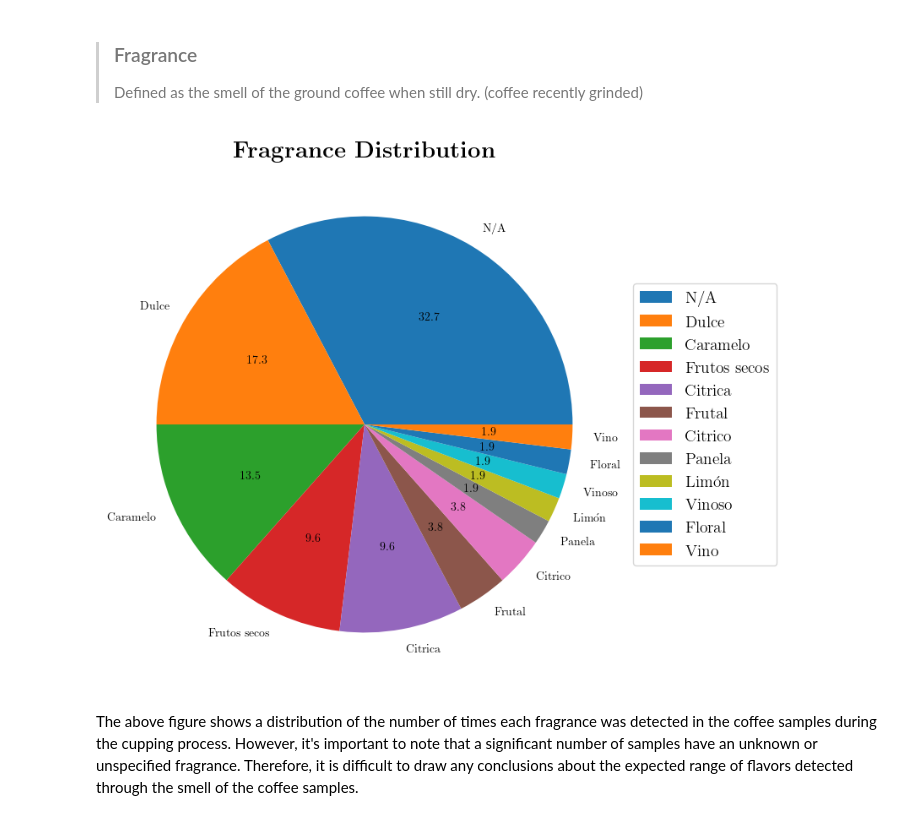
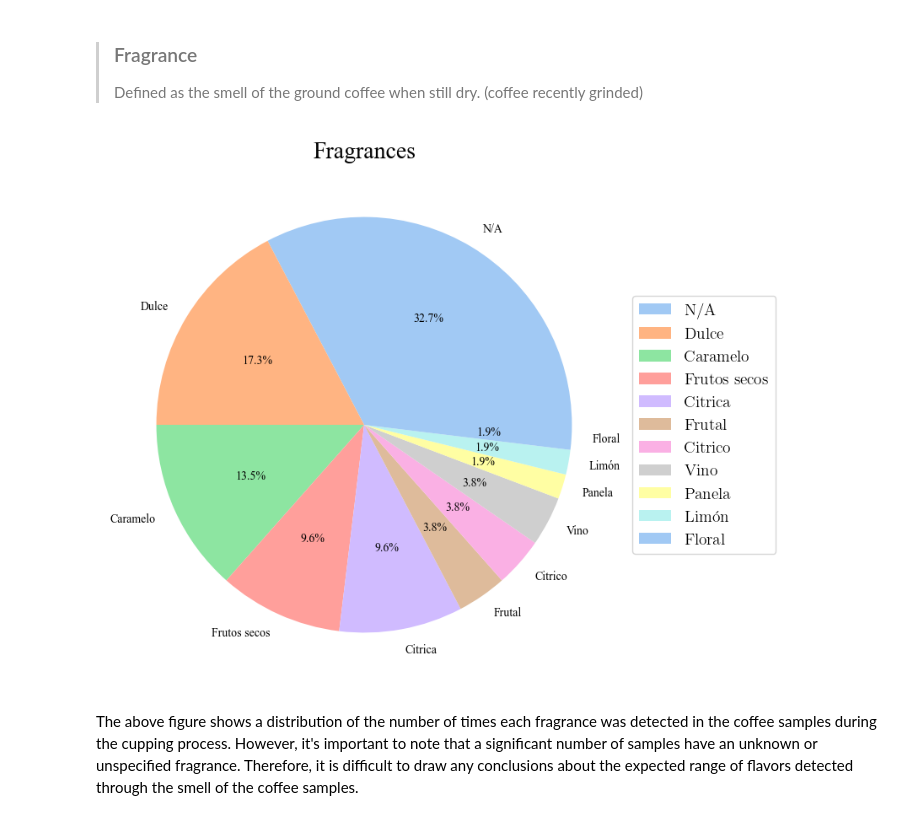
Before and after one commit to SRam3/Coffee_flavors_analyzer, a Jupyter notebook: notebooks/data_analysis.ipynb, the cells around one changed output. Drawn from its saved outputs; the diff is of its cells as text; code cells hidden in the pictures.

Commit message:
updated pie chart

```diff
--- a/notebooks/data_analysis.ipynb
+++ b/notebooks/data_analysis.ipynb
@@ -229,68 +234,35 @@ This evaluation involves three distinct sensory experiences that allow for the a
 >### Fragrance
 > Defined as the smell of the ground coffee when still dry. (coffee recently grinded)
 # %%
-# rc("font", **{"family": "serif", "serif": ["Computer Modern Roman"]})
-# rc("text", usetex=True)
+with plt.rc_context({"text.usetex": False}):
 
-# coffee_data["Fragrance"] = coffee_data["Descripcion"].str.extract(r"Fragancia: (\w+.\w+)")
-# # Get the count of each unique value in the "Fragrance" column
-# fragrance_counts = coffee_data["Fragrance"].value_counts()
+    coffee_data["Fragrance"] = coffee_data["Descripcion"].str.extract(r"Fragancia: (\w+.\w+)")
+    # Get the count of each unique value in the "Fragrance" column
+    coffee_data["Fragrance"] = coffee_data["Fragrance"].replace("Vinoso", "Vino")
+    fragrance_counts = coffee_data["Fragrance"].value_counts()
 
-# fig, ax = plt.subplots(figsize=(8, 8))
-# wedges, _, _ = ax.pie(fragrance_counts, labels=fragrance_counts.index, autopct='%1.1f%%')
+    fig, ax = plt.subplots(figsize=(8, 8))
+    colors = sns.color_palette("pastel", len(fragrance_counts))
+    fragance_names, _, labels = ax.pie(fragrance_counts, labels=fragrance_counts.index, colors=colors, autopct='%1.1f%%')
 
-# # Add a legend with the color of each wedge
-# handles = {}
-# for i, wedge in enumerate(wedges):
-#     color = wedge.get_facecolor()
-#     label = fragrance_counts.index[i]
-#     handles[label] = plt.Rectangle((0,0), 1, 1, fc=color)
+    # Font settings
+    plt.rcParams.update({
+        'font.family': 'serif',
+        'font.serif': ['Times New Roman'],
+        'text.usetex': True
+    })
 
+    handles = {}
+    for i, names in enumerate(fragance_names):
+        color = names.get_facecolor()
+        label = fragrance_counts.index[i]
+        handles[label] = plt.Rectangle((0,0), 1, 1, fc=color)
 
-# ax.legend(handles.values(), handles.keys(), loc='center left', bbox_to_anchor=(1, 0.5), fontsize=14)
-# ax.set_title(r"\textbf{Fragrance Distribution}", size=20)
-
-# plt.show()
-
-import matplotlib.pyplot as plt
-import pandas as pd
-import os
-
-rc("font", **{"family": "serif", "serif": ["Computer Modern Roman"]})
-rc("text", usetex=True)
-
-data_path = os.path.join('..', 'data', 'processed_data','data_cleaned.json')
-coffee_data = pd.read_json(data_path)
-coffee_data["Fragrance"] = coffee_data["Descripcion"].str.extract(r"Fragancia: (\w+.\w+)")
-
-# Get the count of each unique value in the "Fragrance" column
-fragrance_counts = coffee_data["Fragrance"].value_counts()
-
-fig, ax = plt.subplots(figsize=(8, 8))
-
-# Create a pie chart with autopct string formatting
-wedges, _, labels = ax.pie(fragrance_counts, labels=fragrance_counts.index, autopct='%1.1f%%')
-
-# Add a legend with the color of each wedge
-handles = {}
-for i, wedge in enumerate(wedges):
-    color = wedge.get_facecolor()
-    label = fragrance_counts.index[i]
-    handles[label] = plt.Rectangle((0,0), 1, 1, fc=color)
-
-# Add legend to the plot
-ax.legend(handles.values(), handles.keys(), loc='center left', bbox_to_anchor=(1, 0.5), fontsize=14)
-
-# Add title to the plot
-ax.set_title(r"\textbf{Fragrance Distribution}", size=20)
-
-# Add percentage symbol to labels
-for i, label in enumerate(labels):
-    label.set_text(f"{label.get_text()} ({fragrance_counts[i]/len(coffee_data)*100:.1f}\%)")
-
-plt.show()
+    ax.legend(handles.values(), handles.keys(), loc='center left', bbox_to_anchor=(1, 0.5), fontsize=14)
+    ax.set_title("Fragrances", size=20)
+    plt.show()
 # %% [output]
-[figure, old version]
+[figure, new version]
 # %% [markdown]
 The above figure shows a distribution of the number of times each fragrance was detected in the coffee samples during the cupping process. However, it's important to note that a significant number of samples have an unknown or unspecified fragrance. Therefore, it is difficult to draw any conclusions about the expected range of flavors detected through the smell of the coffee samples.
 # %% [markdown]
```
Also changed, not shown: parts of 5 cells of this notebook.
